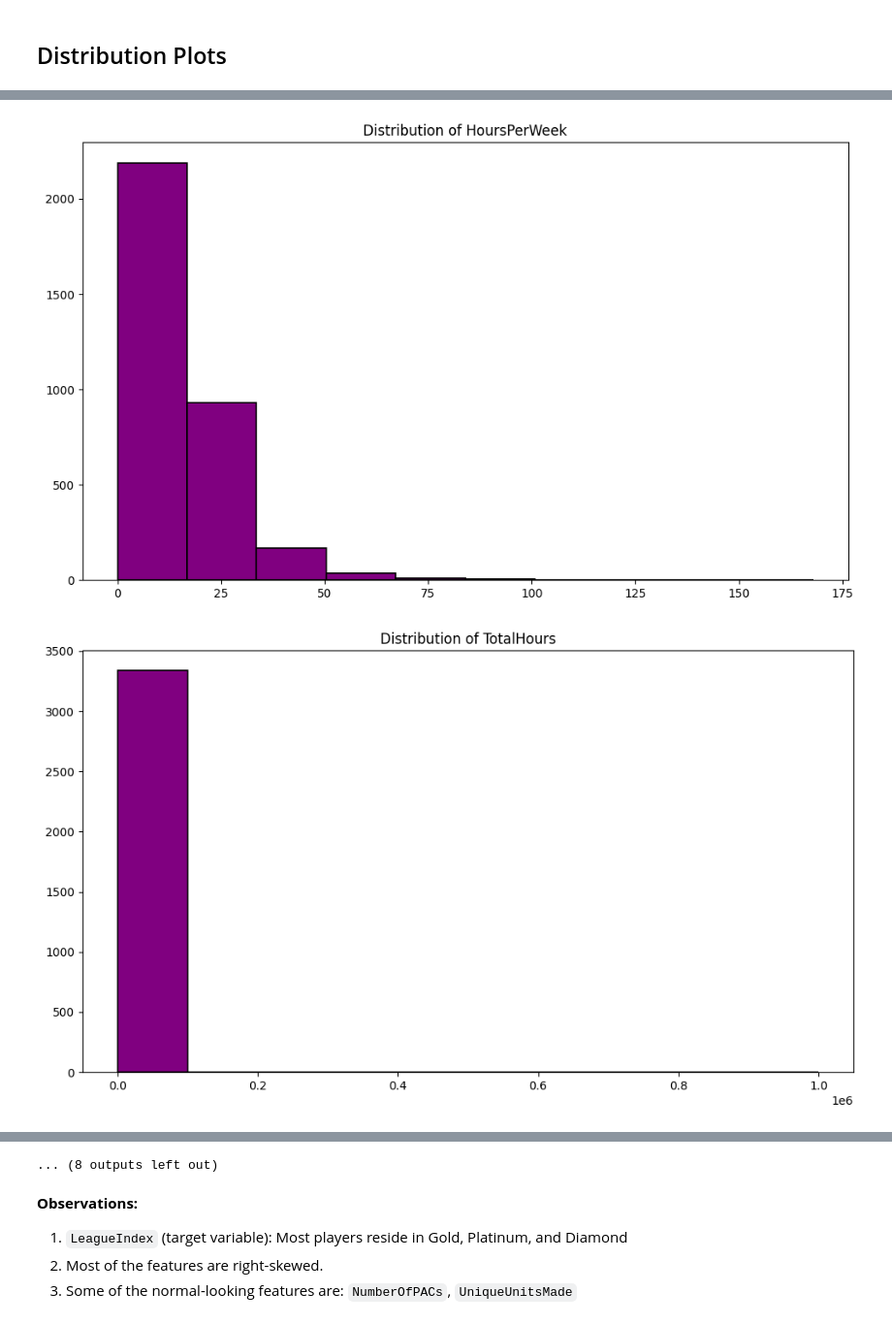
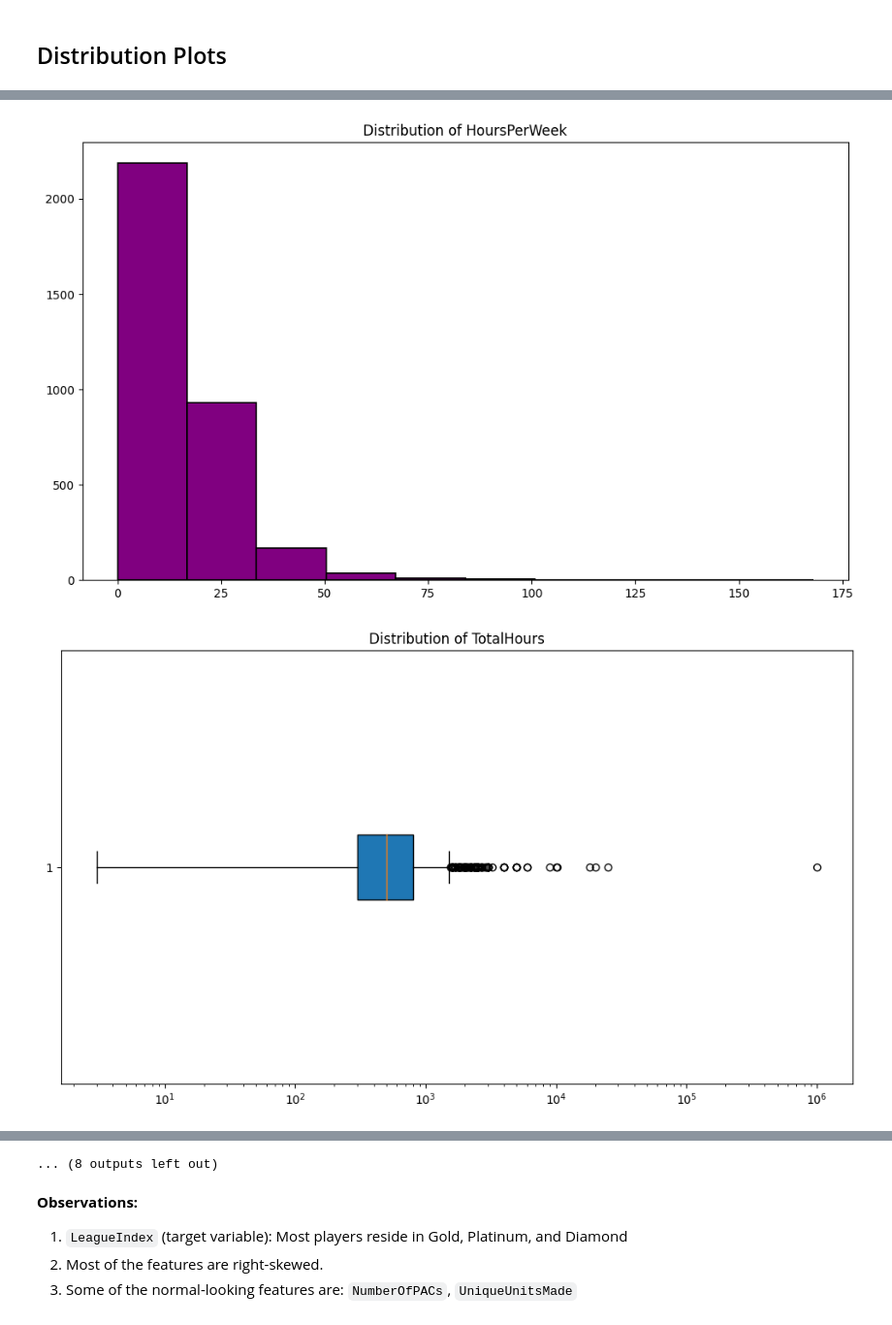
Before and after one commit to 5cminsuhlim/DSAN5300Proj, a Jupyter notebook: ml/svm_rf_xgb.ipynb, the cells around one changed output, grey strips where cells are left out. Shown at 97% size. Drawn from its saved outputs; the diff is of its cells as text; code cells hidden in the pictures.

```diff
--- a/ml/svm_rf_xgb.ipynb
+++ b/ml/svm_rf_xgb.ipynb
@@ -183,25 +196,29 @@ plt.show()
 # %%
 for i, column in enumerate(df.columns):
   plt.figure(figsize=(10, 6))
 
   # arbitrarily checking if column is categorical / ordinal / discrete
   if df[column].dtype == 'object' or df[column].nunique() < 10:
     values = sorted(df[column].unique())
     plt.hist(df[column], bins=np.arange(min(values) - 0.5, max(values) + 1.5, 1),
              color='purple', edgecolor='black', linewidth=1.2)
     plt.xticks(values) # set xticks to match discrete values
   else:
-    df[column].hist(color='purple', edgecolor='black', linewidth=1.2, grid=False)
+    if column == 'TotalHours':
+      plt.boxplot(df[column], vert=False, patch_artist=True)
+      plt.xscale('log')
+    else:
+      plt.hist(df[column], color='purple', edgecolor='black', linewidth=1.2)
 
   plt.title(f"Distribution of {column}", size=12)
   plt.grid(False) # grid off
   plt.tight_layout()
   plt.show()
 # %% [output]
 [figure]
 [figure]
 [figure]
-[figure, old version]
+[figure, new version]
 [figure]
 [figure]
 [figure]
```
Also changed, not shown: parts of 3 cells of this notebook.
